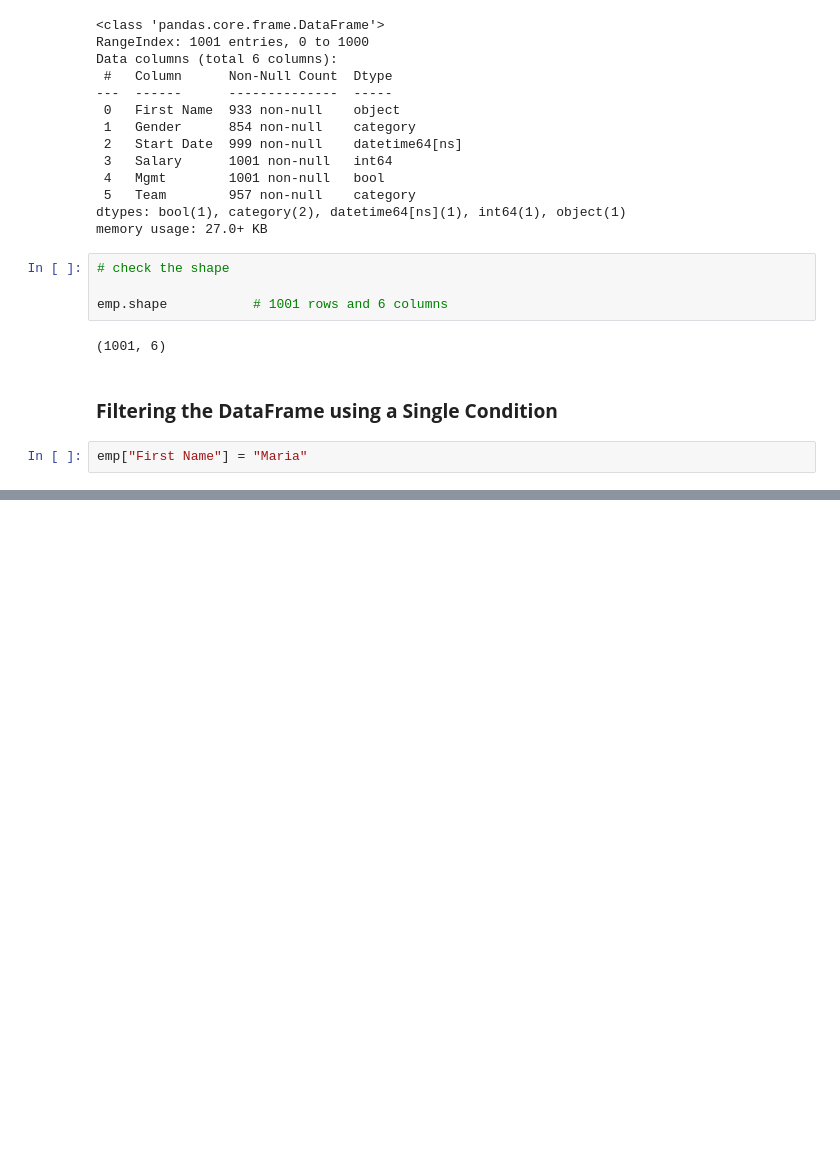
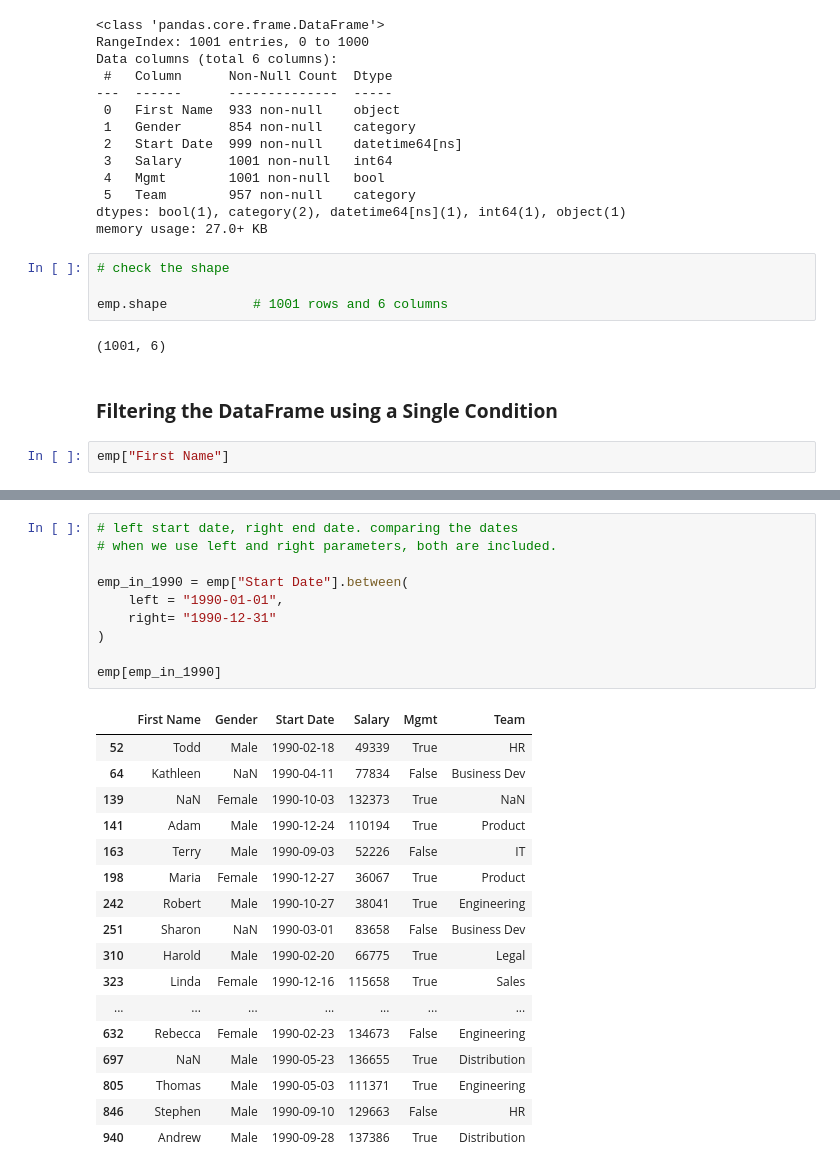
Before and after one commit to PK0438/data_analysis_class, a Jupyter notebook: Pandas_ActivityFile8.ipynb, the cells around one changed output, grey strips where cells are left out. Cells and saved outputs as stored; diff of their text form; blank space fills up the shorter version.

```diff
--- a/Pandas_ActivityFile8.ipynb
+++ b/Pandas_ActivityFile8.ipynb
@@ -158,4 +158,4 @@ emp.shape           # 1001 rows and 6 columns
 # %% [markdown]
 ### **Filtering the DataFrame using a Single Condition**
 # %%
-emp["First Name"] = "Maria"
+emp["First Name"]
@@ -177,0 +356,28 @@ emp
+# %%
+# left start date, right end date. comparing the dates
+# when we use left and right parameters, both are included.
+
+emp_in_1990 = emp["Start Date"].between(
+    left = "1990-01-01",
+    right= "1990-12-31"
+)
+
+emp[emp_in_1990]
+# %% [output]
+|  | First Name | Gender | Start Date | Salary | Mgmt | Team |
+| 52 | Todd | Male | 1990-02-18 | 49339 | True | HR |
+| 64 | Kathleen | NaN | 1990-04-11 | 77834 | False | Business Dev |
+| 139 | NaN | Female | 1990-10-03 | 132373 | True | NaN |
+| 141 | Adam | Male | 1990-12-24 | 110194 | True | Product |
+| 163 | Terry | Male | 1990-09-03 | 52226 | False | IT |
+| 198 | Maria | Female | 1990-12-27 | 36067 | True | Product |
+| 242 | Robert | Male | 1990-10-27 | 38041 | True | Engineering |
+| 251 | Sharon | NaN | 1990-03-01 | 83658 | False | Business Dev |
+| 310 | Harold | Male | 1990-02-20 | 66775 | True | Legal |
+| 323 | Linda | Female | 1990-12-16 | 115658 | True | Sales |
+| ... | ... | ... | ... | ... | ... | ... |
+| 632 | Rebecca | Female | 1990-02-23 | 134673 | False | Engineering |
+| 697 | NaN | Male | 1990-05-23 | 136655 | True | Distribution |
+| 805 | Thomas | Male | 1990-05-03 | 111371 | True | Engineering |
+| 846 | Stephen | Male | 1990-09-10 | 129663 | False | HR |
+| 940 | Andrew | Male | 1990-09-28 | 137386 | True | Distribution |
```
Also changed, not shown: parts of 39 cells of this notebook, 3 other files.
